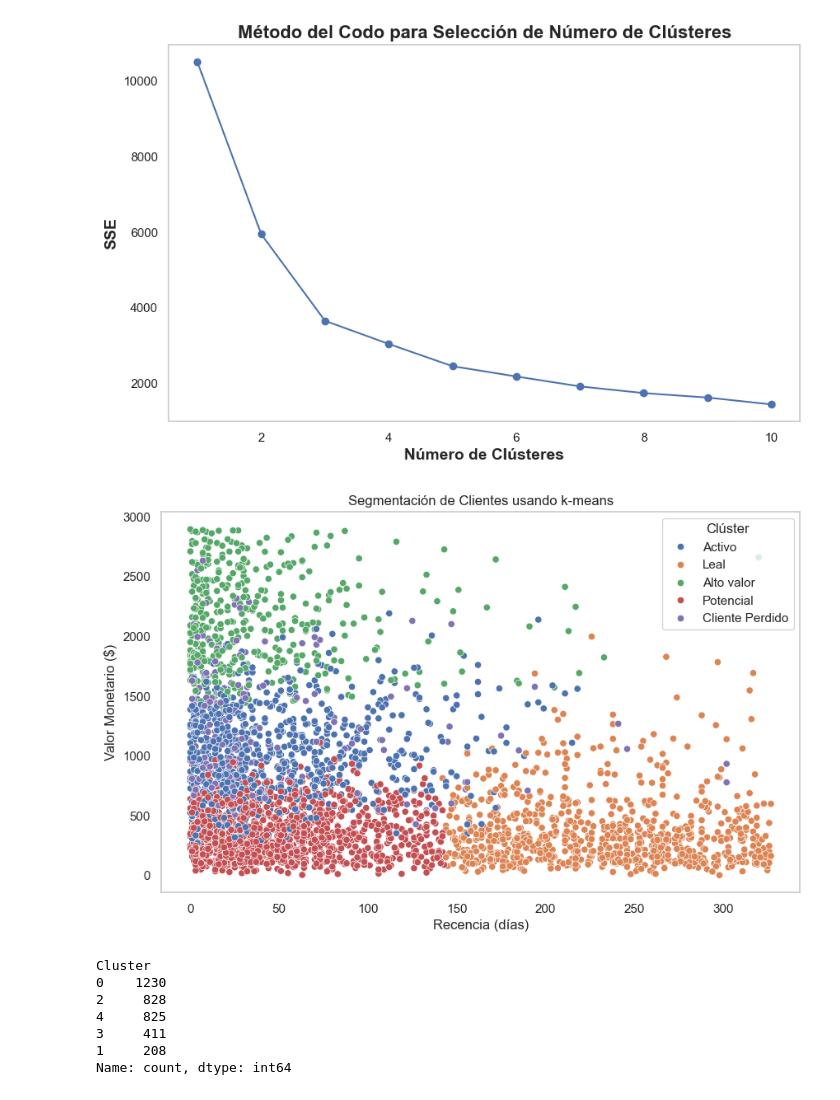
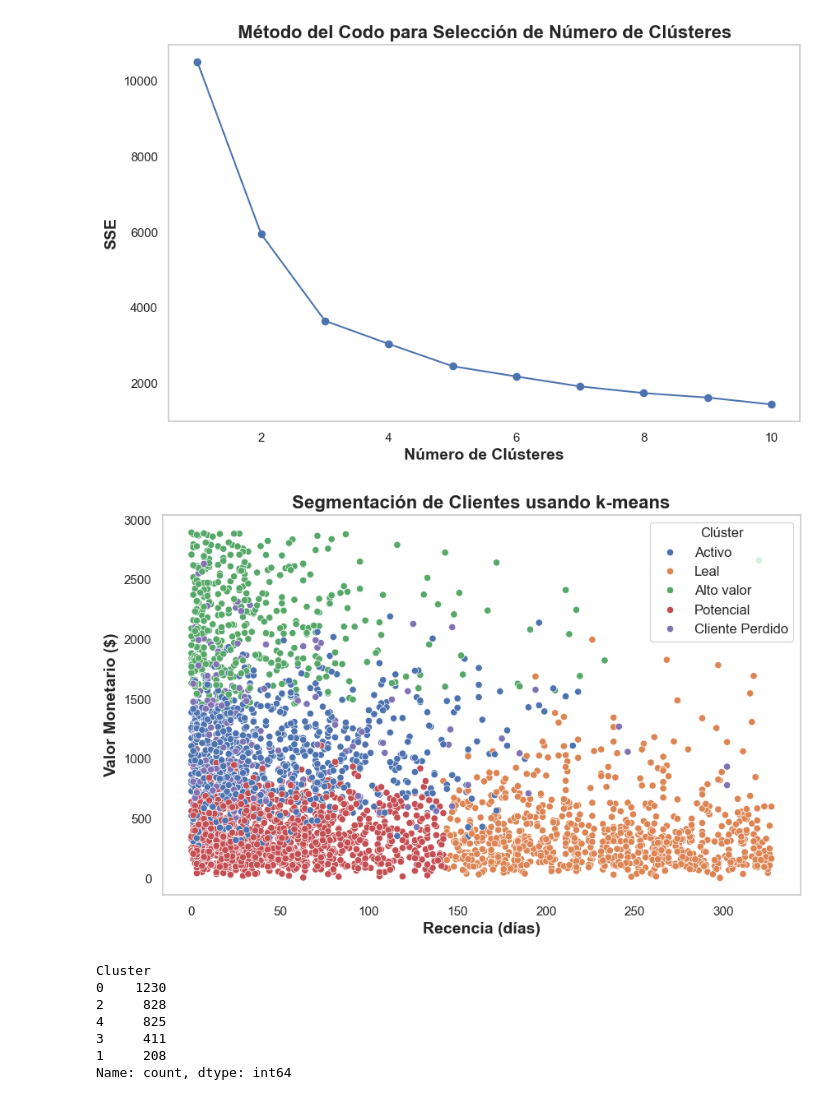
Before and after one commit to kelvin-lab/Customer-Segmentation-CLTV-Retail, a Jupyter notebook: Data/Hack-segment.ipynb, the cells around one changed output. Drawn from its saved outputs; the diff is of its cells as text; code cells hidden in the pictures.

```diff
--- a/Data/Hack-segment.ipynb
+++ b/Data/Hack-segment.ipynb
@@ -312,0 +393,23 @@ df[df['customer_id']==17850]
+# %%
+# Convertir invoice_date a formato datetime si no lo está
+df['invoice_date'] = pd.to_datetime(df['invoice_date'])
+
+# Agrupar por mes y sumar las ventas totales
+ventas_mensuales = df.groupby(df['invoice_date'].dt.to_period('M'))['total'].sum().reset_index()
+
+# Convertir la columna de fechas a formato timestamp
+ventas_mensuales['invoice_date'] = ventas_mensuales['invoice_date'].dt.to_timestamp()
+
+# Crear el gráfico de lollipop
+plt.figure(figsize=(12, 6))
+plt.stem(ventas_mensuales['invoice_date'], ventas_mensuales['total'], linefmt='b-', markerfmt='bo', basefmt=" ")
+
+# Configuración del gráfico
+plt.title('Ventas por Mes', fontsize=16)
+plt.xlabel('Fecha', fontsize=12)
+plt.ylabel('Total de Ventas', fontsize=12)
+plt.gcf().autofmt_xdate()  # Formato automático de las fechas en el eje x
+plt.gca().yaxis.set_major_formatter(plt.FuncFormatter(lambda x, p: f'${x:,.0f}'))  # Formato de los números en el eje y
+plt.grid(True, linestyle='--', alpha=0.7)  # Activar la cuadrícula con estilo punteado y transparencia
+plt.tight_layout()  # Ajuste del diseño del gráfico
+plt.show()  # Mostrar el gráfico
@@ -734,28 +864,28 @@ rfm_df['Cluster'] = kmeans.fit_predict(rfm_normalized)
 # %%
 # Crear un diccionario de mapeo de etiquetas
 cluster_names = {
     0: 'Potencial',
     1: 'Cliente Perdido',
     2: 'Leal',
     3: 'Alto valor',
     4: 'Activo'
 }
 
 # Asignar las etiquetas a cada cliente
 rfm_df['Cluster_name'] = rfm_df['Cluster'].map(cluster_names)
 
 # Visualizar los clústeres
 plt.figure(figsize=(10, 6))
 sns.scatterplot(data=rfm_df, x='Recency', y='Monetary', hue='Cluster_name')
-plt.title('Segmentación de Clientes usando k-means')
-plt.xlabel('Recencia (días)')
-plt.ylabel('Valor Monetario ($)')
-plt.legend(title='Clúster')
+plt.title('Segmentación de Clientes usando k-means', fontsize=16, fontweight='bold')
+plt.xlabel('Recencia (días)', fontsize=14, fontweight='bold')
+plt.ylabel('Valor Monetario ($)', fontsize=14, fontweight='bold')
+plt.legend(title='Clúster', fontsize=12)
 plt.grid(False)
 plt.ticklabel_format(style='plain', axis='y')
 plt.show()
 # %% [output]
-[figure, old version]
+[figure, new version]
 # %%
 # Distribución de clientes por clúster
 rfm_df['Cluster'].value_counts()
```
Also changed, not shown: parts of 26 cells of this notebook.
